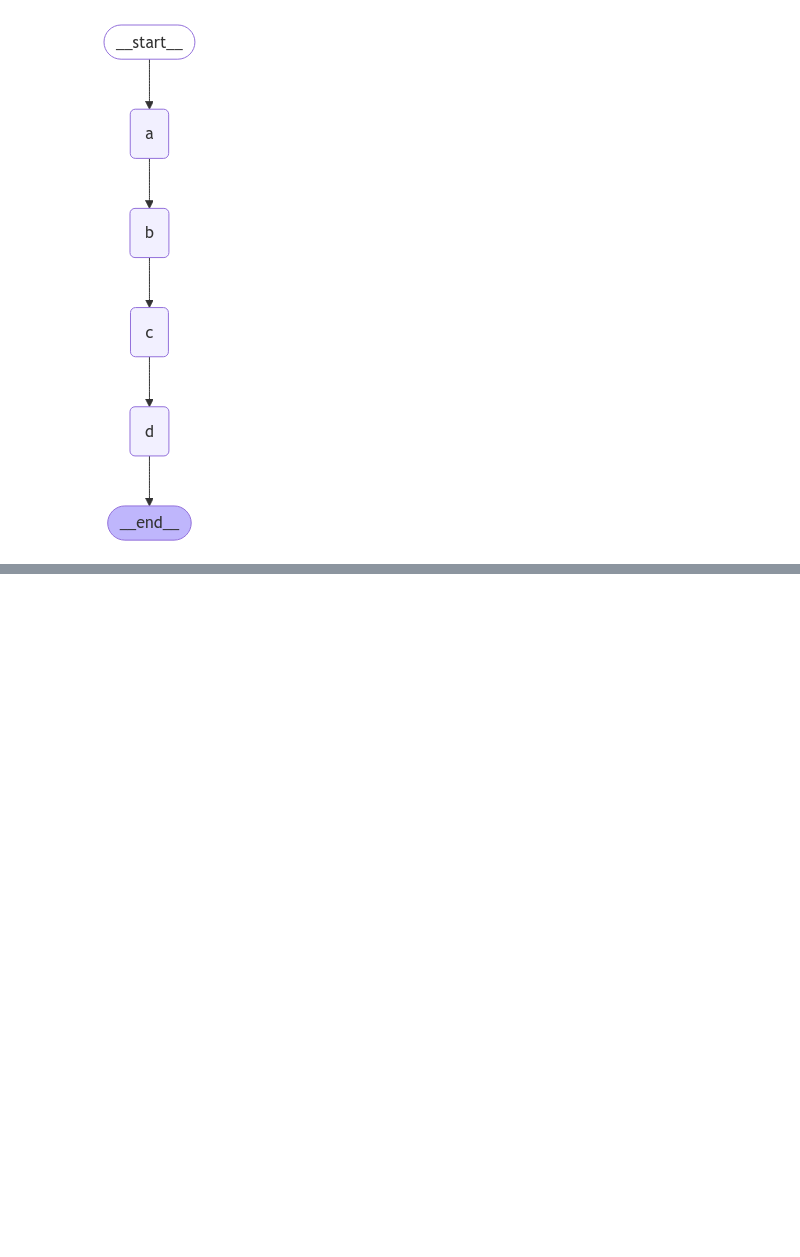
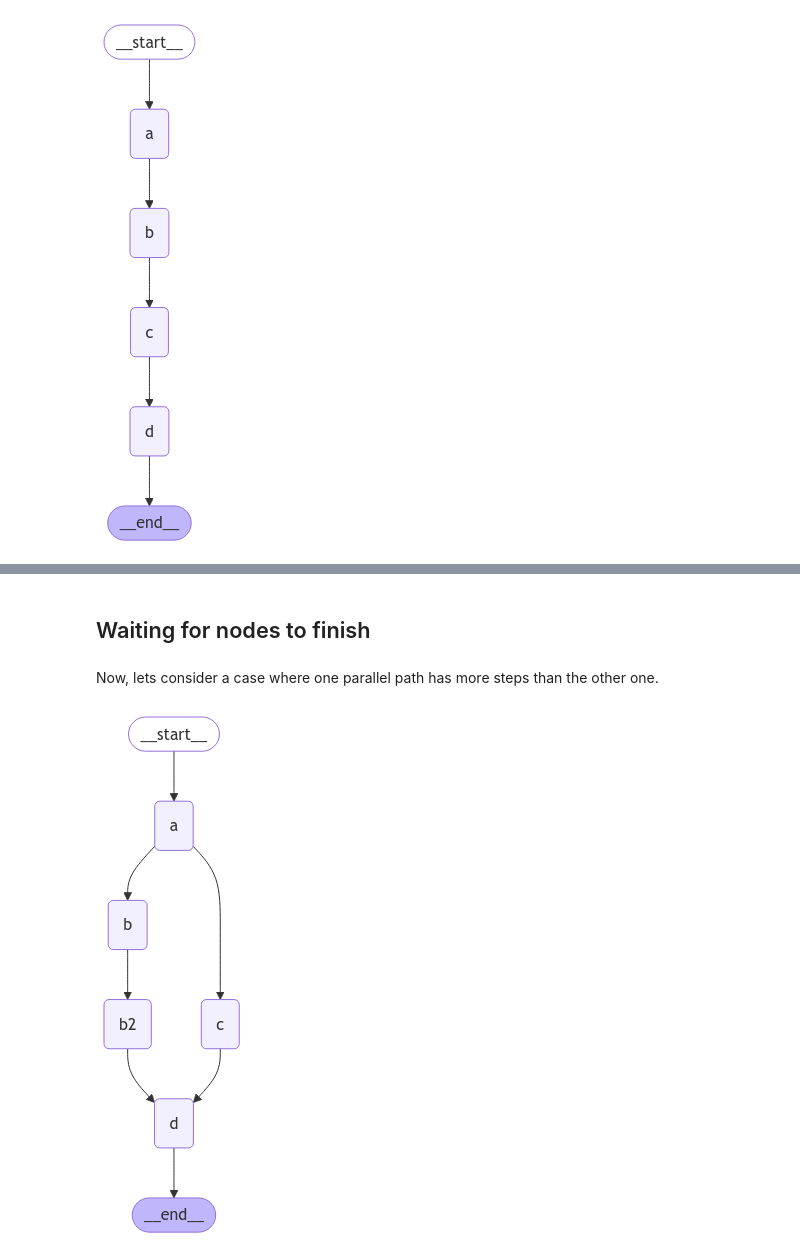
Before and after one commit to Zeeshier/LangGraph, a Jupyter notebook: 4. Building Assistant/1. Parallelization.ipynb, the cells around one changed output, grey strips where cells are left out. Drawn from its saved outputs; the diff is of its cells as text; code cells hidden in the pictures; blank space fills up the shorter version.

Commit message:
parallel path

```diff
--- a/4. Building Assistant/1. Parallelization.ipynb
+++ b/4. Building Assistant/1. Parallelization.ipynb
@@ -64,0 +152,26 @@ display(Image(graph.get_graph().draw_mermaid_png()))
+# %% [markdown]
+## Waiting for nodes to finish
+# %% [markdown]
+Now, lets consider a case where one parallel path has more steps than the other one.
+# %%
+builder = StateGraph(State)
+
+# Initialize each node with node_secret
+builder.add_node("a", ReturnNodeValue("I'm A"))
+builder.add_node("b", ReturnNodeValue("I'm B"))
+builder.add_node("b2", ReturnNodeValue("I'm B2"))
+builder.add_node("c", ReturnNodeValue("I'm C"))
+builder.add_node("d", ReturnNodeValue("I'm D"))
+
+# Flow
+builder.add_edge(START, "a")
+builder.add_edge("a", "b")
+builder.add_edge("a", "c")
+builder.add_edge("b", "b2")
+builder.add_edge(["b2", "c"], "d")
+builder.add_edge("d", END)
+graph = builder.compile()
+
+display(Image(graph.get_graph().draw_mermaid_png()))
+# %% [output]
+[figure, added]
```
Also changed, not shown: parts of 20 cells of this notebook.
